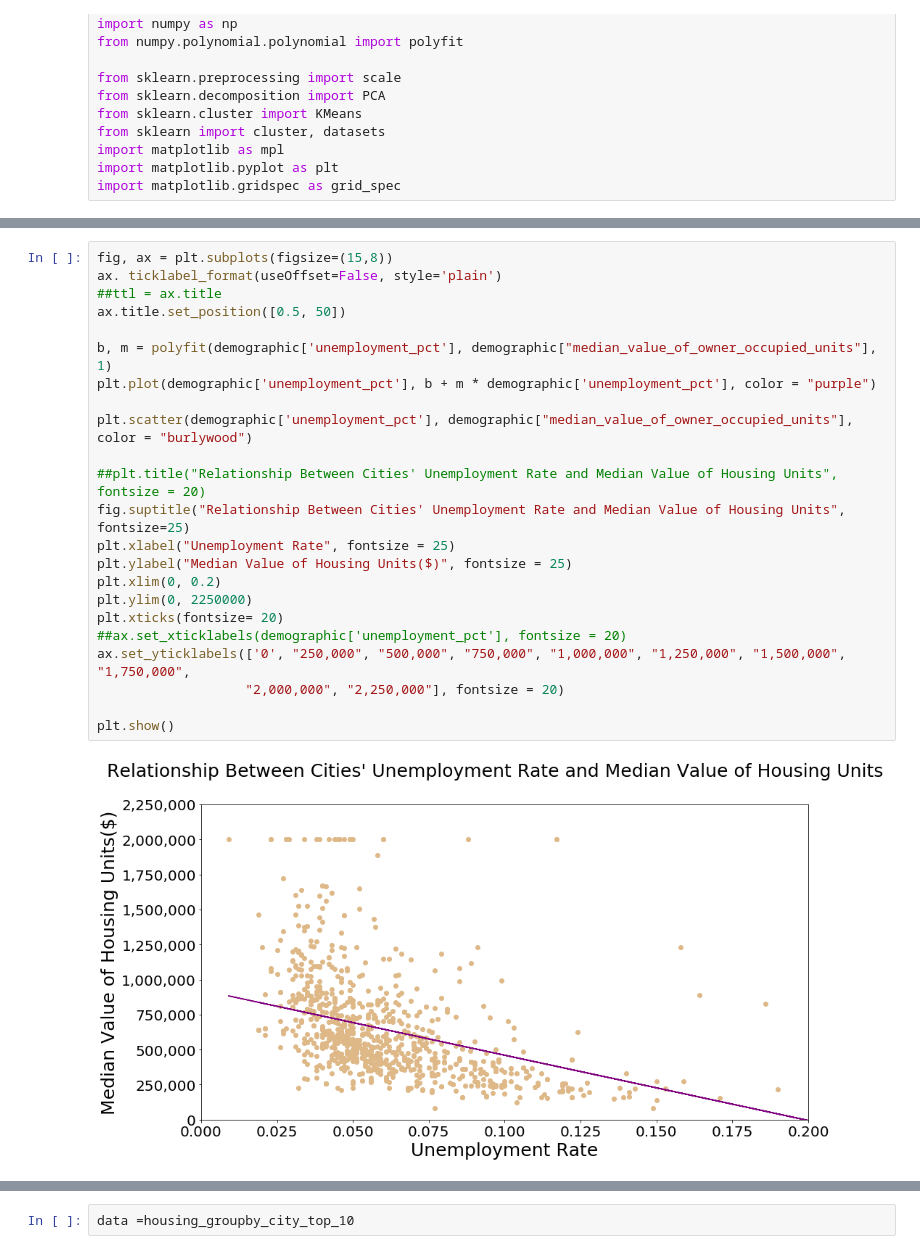
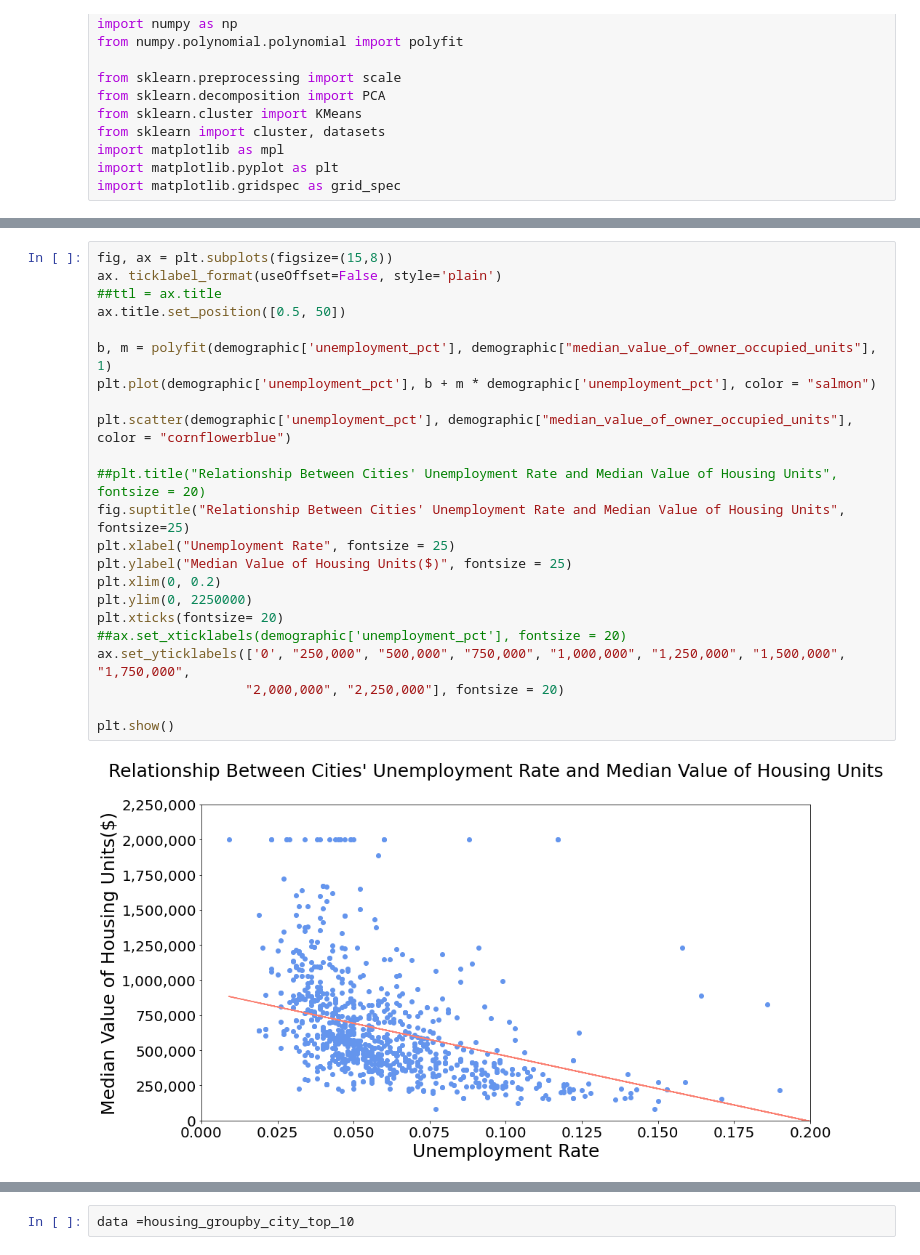
Before and after one commit to sakuraszy/STATS-170A-Group, a Jupyter notebook: Wrangling_code/report_first_draft_data_vis.ipynb, the cells around one changed output, grey strips where cells are left out. Saved outputs shown, nothing was run; the diff lists cells and outputs as text.

```diff
--- a/Wrangling_code/report_first_draft_data_vis.ipynb
+++ b/Wrangling_code/report_first_draft_data_vis.ipynb
@@ -22,28 +37,28 @@ df = demographic
 # %%
 fig, ax = plt.subplots(figsize=(15,8))
 ax. ticklabel_format(useOffset=False, style='plain')
 ##ttl = ax.title
 ax.title.set_position([0.5, 50])
 
 b, m = polyfit(demographic['unemployment_pct'], demographic["median_value_of_owner_occupied_units"], 1)
-plt.plot(demographic['unemployment_pct'], b + m * demographic['unemployment_pct'], color = "purple")
+plt.plot(demographic['unemployment_pct'], b + m * demographic['unemployment_pct'], color = "salmon")
 
-plt.scatter(demographic['unemployment_pct'], demographic["median_value_of_owner_occupied_units"], color = "burlywood")
+plt.scatter(demographic['unemployment_pct'], demographic["median_value_of_owner_occupied_units"], color = "cornflowerblue")
 
 ##plt.title("Relationship Between Cities' Unemployment Rate and Median Value of Housing Units", fontsize = 20)
 fig.suptitle("Relationship Between Cities' Unemployment Rate and Median Value of Housing Units", fontsize=25)
 plt.xlabel("Unemployment Rate", fontsize = 25)
 plt.ylabel("Median Value of Housing Units($)", fontsize = 25)
 plt.xlim(0, 0.2)
 plt.ylim(0, 2250000)
 plt.xticks(fontsize= 20)
 ##ax.set_xticklabels(demographic['unemployment_pct'], fontsize = 20)
 ax.set_yticklabels(['0', "250,000", "500,000", "750,000", "1,000,000", "1,250,000", "1,500,000", "1,750,000",
                    "2,000,000", "2,250,000"], fontsize = 20)
 
 plt.show()
 # %% [output]
-[figure, old version]
+[figure, new version]
 # %%
 temp = demographic
 temp = temp.drop("zipcode", axis=1)
```
Also changed, not shown: parts of 11 cells of this notebook.
